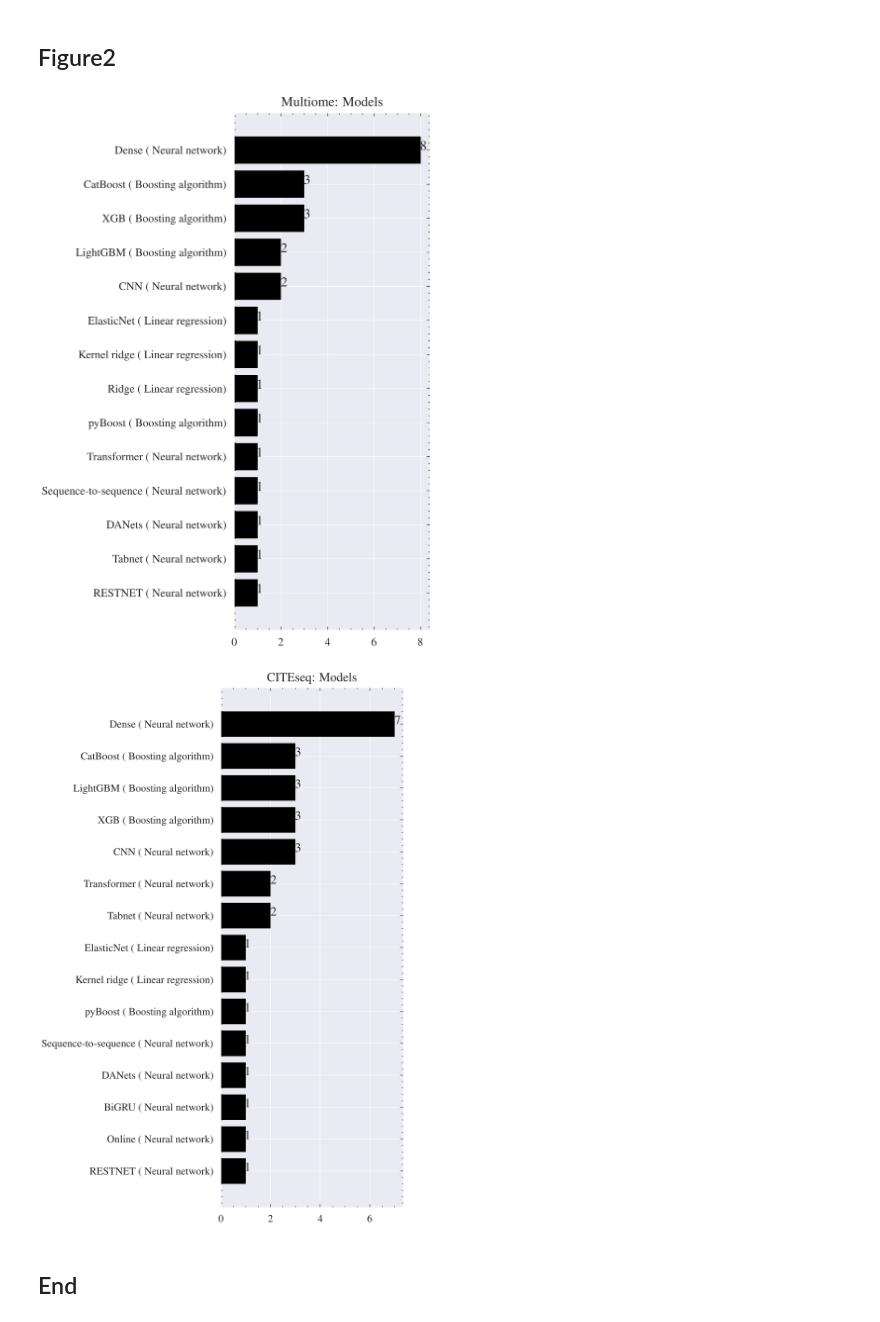
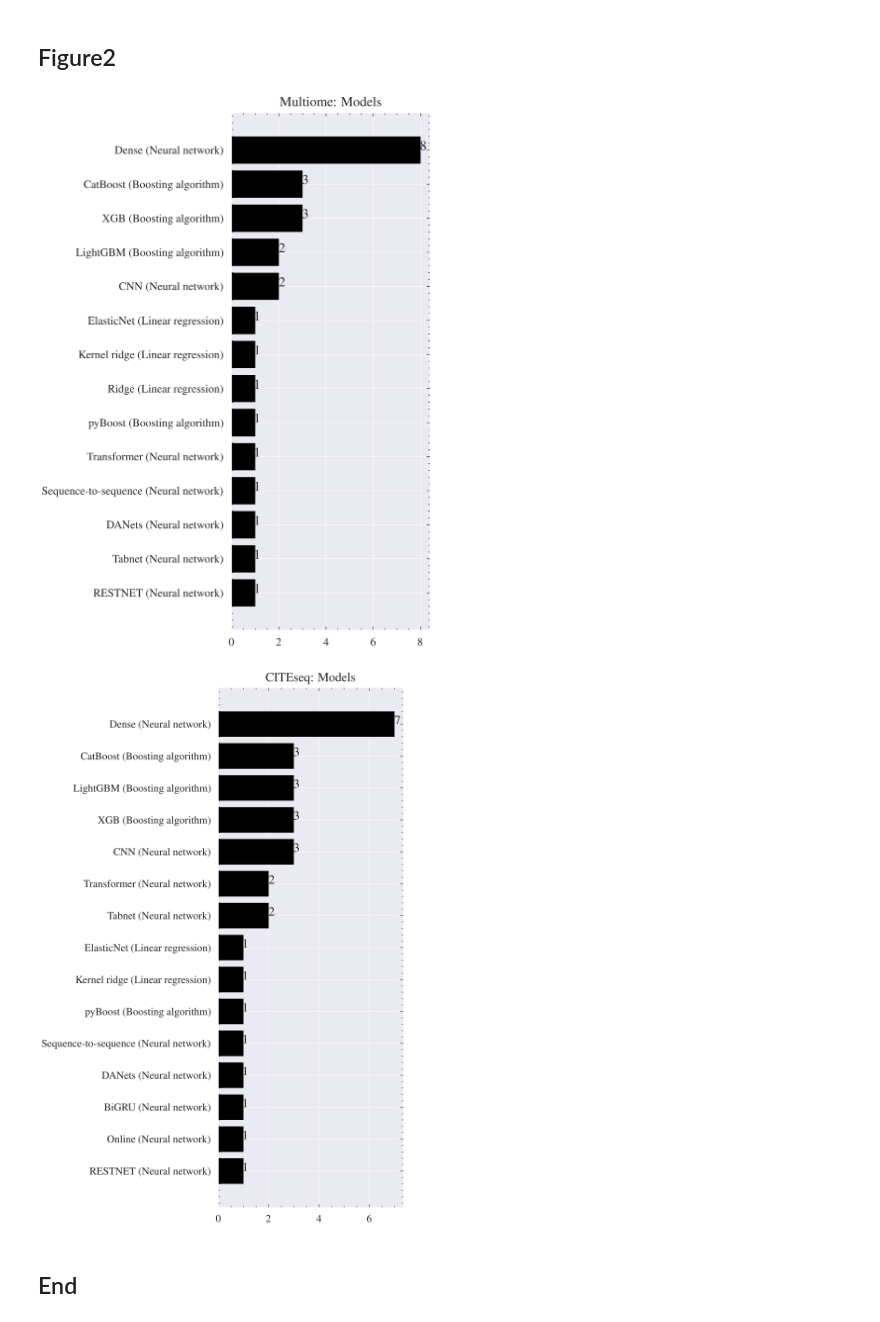
Before and after one commit to jingwora/Comprehensive-Study-of-DNA-RNA-Protein-Measurements-co-vary-Predictive-Machine-Learning-Technique, a Jupyter notebook: scripts/Figure.ipynb, the cells around one changed output. Drawn from its saved outputs; the diff is of its cells as text; code cells hidden in the pictures.

```diff
--- a/scripts/Figure.ipynb
+++ b/scripts/Figure.ipynb
@@ -189,35 +177,35 @@ from tables.group import Group
 
 def get_bar_chart(input_df):
 
   input_df = input_df[input_df["Process"] == "Models"].copy()
 
   for problem in problems:
 
     df = input_df[input_df["Problems"] == problem].copy()
     df = df.sort_values(by=["Frequency"])
     df = df[df["Frequency"] > 0 ]   # only more than 0
 
     technique_count = len(df['Techniques'])
     fig = plt.figure(figsize =(5, technique_count/2))
 
-    df['Models'] = df['Techniques'] + " (" + " " + df['Group'] + ")"
+    df['Models'] = df['Techniques']  + " " + " (" + df['Group'] + ")"
 
     x = df['Models']
     y = df['Frequency']
 
     plt.barh(x, y)
     plt.title(f"{problem}: Models")
 
     for index, value in enumerate(y):
         plt.text(value, index, str(value), fontsize=12)
 
     plt.tight_layout()
     plt.savefig(f'{figures_path}{problem}_Models.png')
     plt.show()
 
 get_bar_chart(df)
 # %% [output]
-[figure, old version]
+[figure, new version]
-[figure, old version]
+[figure, new version]
 # %% [markdown]
 ## End
```
Also changed, not shown: parts of 3 cells of this notebook, 1 other file.
